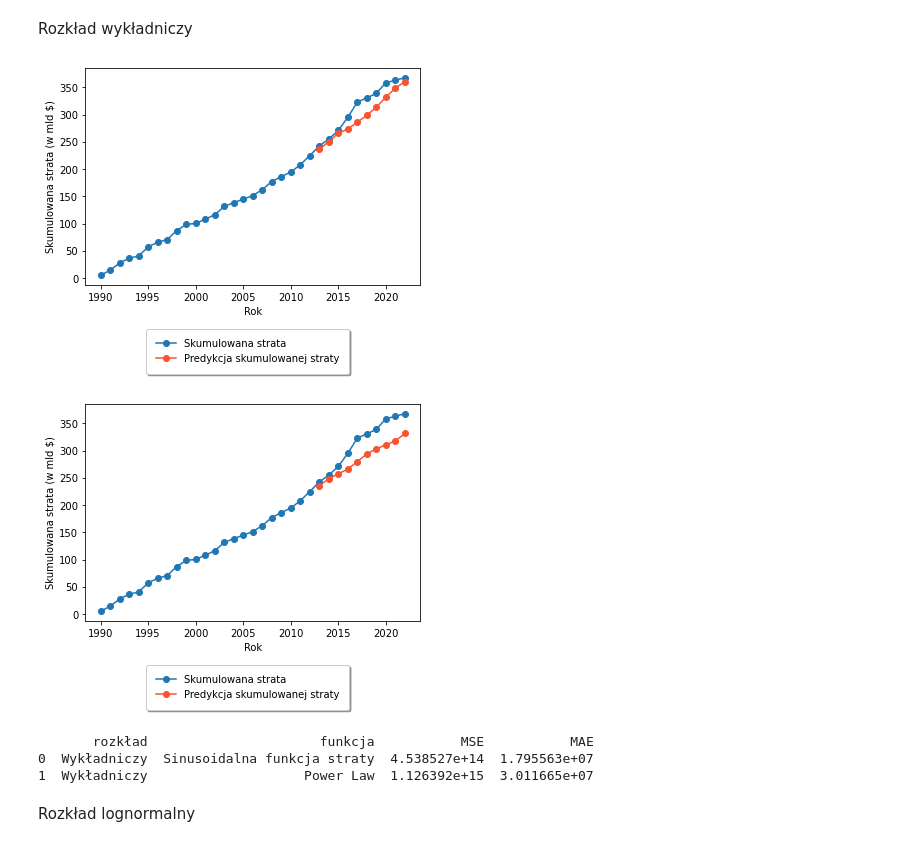
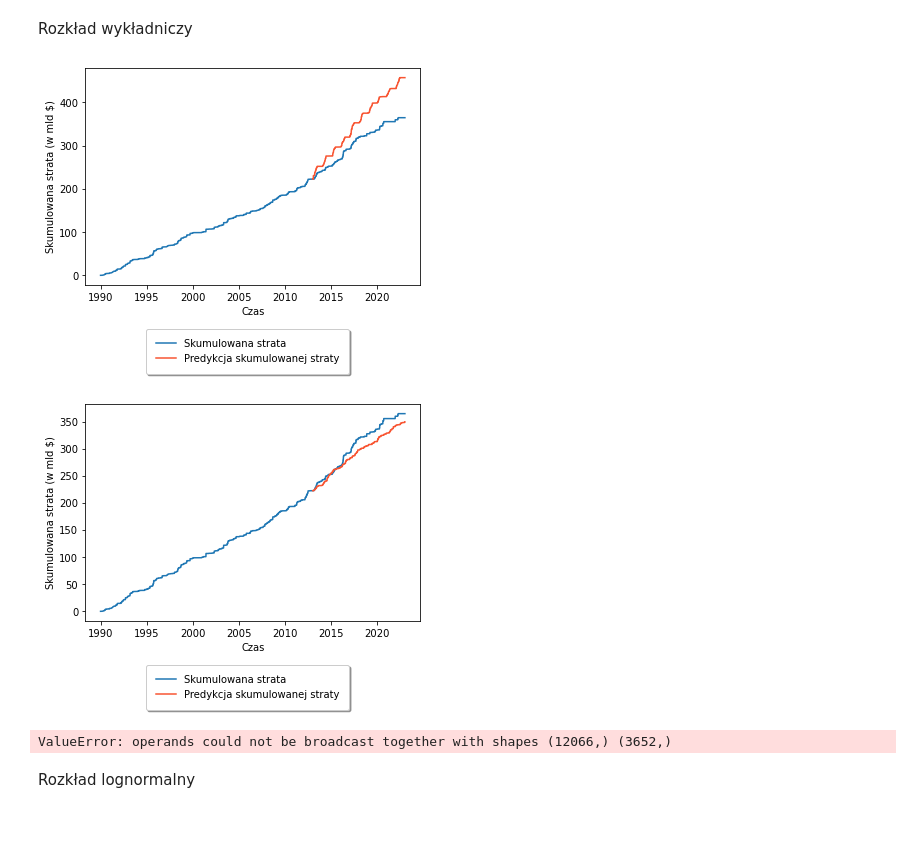
Before and after one commit to ndzadz/mgr, a Jupyter notebook: Symulacje.ipynb, the cells around one changed output. Saved outputs shown, nothing was run; the diff lists cells and outputs as text; code cells hidden in the pictures.

```diff
--- a/Symulacje.ipynb
+++ b/Symulacje.ipynb
@@ -412,0 +96,2 @@ print(pd.DataFrame
+# %%
+N_sin = nhpp(sin_int_fun,sin_params,len(np.floor(T_test['t']).unique()))
@@ -412,0 +138,2 @@ print(pd.DataFrame
+# %%
+power_law_params = scipy.optimize.curve_fit(cum_power_law_int_fun, xdata = t_train, ydata = N_train["Ind"])[0]
@@ -426,10 +239,32 @@ cum_loss_test = loss_test.cumsum()
+# %%
+def loss_pred(t, n, damages, t_index):
+    """
+    Funkcja generuje proces dla zaobserwowanych zdarzeń.
+
+    Argumenty:
+        t: array
+            Przestrzeń czasów
+        n: array
+            Zaobserowane czasy zdarzenia
+        damages: array
+            Straty
+        t_index: array
+            Pożądane indeksy
+    Zwraca:
+        pandas.Series
+            Tablica czasów.
+    """
+    df = pd.DataFrame({'t':n, 'damages':damages}).set_index('t')
+    counts = [sum([1 for x in n if x <= y]) for y in t]
+    values = [sum([df['damages'][x] for x in n if x <= y]) for y in t]
+    return(pd.DataFrame({'n' : counts, 'damages': values}, index = t_index))
 # %% [markdown]
 Rozkład wykładniczy
 # %%
 #Sinusoidalna funkcja intensywności
 
-loss_sin_exp = pd.DataFrame({"n":n_pred_sin, "Damages":[np.sum(stats.expon.rvs(scale=1/lambda_hat,loc=0,size=np.sum(n_pred_sin[i]))) for i in range(2013,2023)]})
-cum_loss_sin_exp = loss_sin_exp.cumsum()
+damages_sin_exp = np.array([stats.expon.rvs(scale=1/lambda_hat,loc=0,size=1) for i in range(len(N_sin[1]))]).flatten()
+cum_loss_sin_exp = loss_pred(t_test,N_sin[1],damages_sin_exp, T_test['t'])
 # %%
 #Funkcja intensywności typu Power Law
 
@@ -490,27 +325,31 @@ Rozkład wykładniczy
 # %%
 #Sinusoidalna funkcja intensywności
 
-plt.plot(cum_loss_full["Damages"]/1e6, linestyle= '-',marker='o')
-plt.plot((cum_loss_sin_exp["Damages"]+cum_loss_full["Damages"][2012])/1e6, linestyle= '-',marker='o',color="#f85431")
-plt.xlabel("Rok")
+plt.plot(cum_loss_full["damages"]/1e6, linestyle= '-')
+plt.plot((cum_loss_sin_exp["damages"]+float(cum_loss_train.tail(1)['damages']))/1e6, linestyle= '-',color="#f85431")
+
+plt.xlabel("Czas")
 plt.ylabel("Skumulowana strata (w mld $)")
 plt.figlegend(['Skumulowana strata','Predykcja skumulowanej straty'],loc='lower center', fancybox=True, framealpha=1, shadow=True, borderpad=1,bbox_to_anchor=(0.5, -0.2))
-plt.savefig("C:\\Users\\ndzad\\Dropbox\\MINI\\Magisterka\\repo\\mgr\\Rysunki\\cum_loss_exp_sin.pdf",bbox_inches='tight')
+
+#plt.savefig("C:\\Users\\ndzad\\Dropbox\\MINI\\Magisterka\\repo\\mgr\\Rysunki\\cum_loss_exp_sin.pdf",bbox_inches='tight')
 plt.show()
 # %% [output]
-[figure, old version]
+[figure, new version]
 # %%
-#Funkcja intensywności typu Power Law
+#Funkcja intensywności Power Law
 
-plt.plot(cum_loss_full["Damages"]/1e6, linestyle= '-',marker='o')
-plt.plot((cum_loss_power_law_exp["Damages"]+cum_loss_full["Damages"][2012])/1e6, linestyle= '-',marker='o',color="#f85431")
-plt.xlabel("Rok")
+plt.plot(cum_loss_full["damages"]/1e6, linestyle= '-')
+plt.plot((cum_loss_power_law_exp["damages"]+float(cum_loss_train.tail(1)['damages']))/1e6, linestyle= '-',color="#f85431")
+
+plt.xlabel("Czas")
 plt.ylabel("Skumulowana strata (w mld $)")
 plt.figlegend(['Skumulowana strata','Predykcja skumulowanej straty'],loc='lower center', fancybox=True, framealpha=1, shadow=True, borderpad=1,bbox_to_anchor=(0.5, -0.2))
-plt.savefig("C:\\Users\\ndzad\\Dropbox\\MINI\\Magisterka\\repo\\mgr\\Rysunki\\cum_loss_exp_power_law.pdf",bbox_inches='tight')
+
+#plt.savefig("C:\\Users\\ndzad\\Dropbox\\MINI\\Magisterka\\repo\\mgr\\Rysunki\\cum_loss_exp_power_law.pdf",bbox_inches='tight')
 plt.show()
 # %% [output]
-[figure, old version]
+[figure, new version]
 # %%
 #Wyniki
 
@@ -518,13 +357,11 @@ print(pd.DataFrame
 ({
     'rozkład':['Wykładniczy','Wykładniczy'],
     'funkcja':['Sinusoidalna funkcja straty','Power Law'],
-    'MSE':["{:e}".format(MSE(cum_loss_test["Damages"],cum_loss_sin_exp["Damages"])),"{:e}".format(MSE(cum_loss_test["Damages"],cum_loss_power_law_exp["Damages"]))],
-    'MAE':["{:e}".format(MAE(cum_loss_test["Damages"],cum_loss_sin_exp["Damages"])),"{:e}".format(MAE(cum_loss_test["Damages"],cum_loss_power_law_exp["Damages"]))]
+    'MSE':["{:e}".format(MSE(cum_loss_test["damages"],cum_loss_sin_exp["damages"])),"{:e}".format(MSE(cum_loss_test["damages"],cum_loss_power_law_exp["damages"]))],
+    'MAE':["{:e}".format(MAE(cum_loss_test["damages"],cum_loss_sin_exp["damages"])),"{:e}".format(MAE(cum_loss_test["damages"],cum_loss_power_law_exp["damages"]))]
 }))
 # %% [output]
-       rozkład                      funkcja           MSE           MAE
-0  Wykładniczy  Sinusoidalna funkcja straty  4.538527e+14  1.795563e+07
-1  Wykładniczy                    Power Law  1.126392e+15  3.011665e+07
+ValueError: operands could not be broadcast together with shapes (12066,) (3652,)
 # %% [markdown]
 Rozkład lognormalny
 # %%
```
Also changed, not shown: parts of 89 cells of this notebook, 7 other files.
